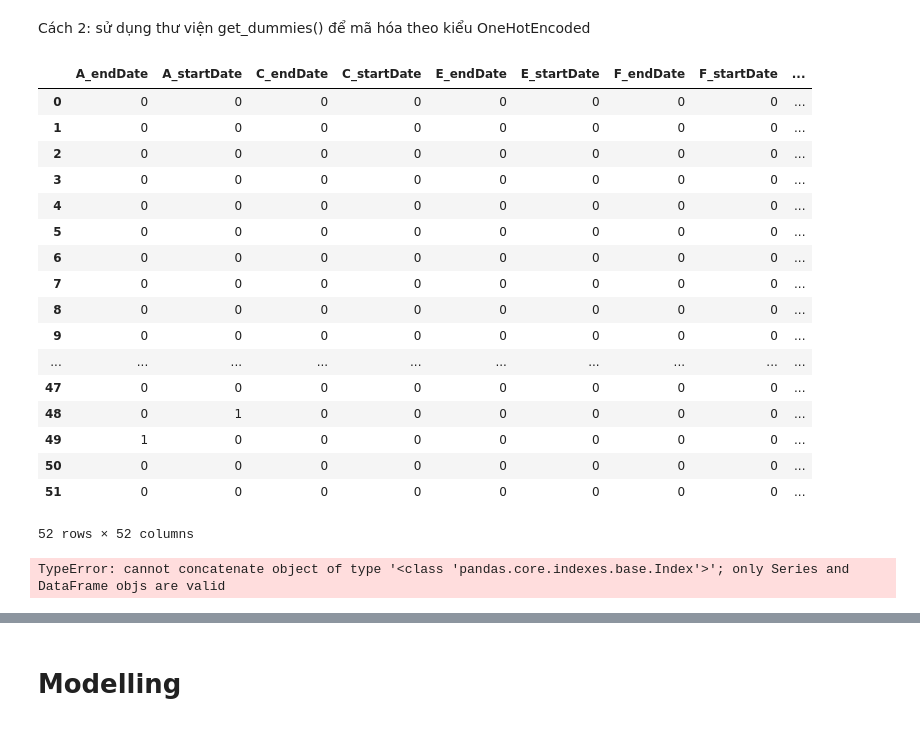
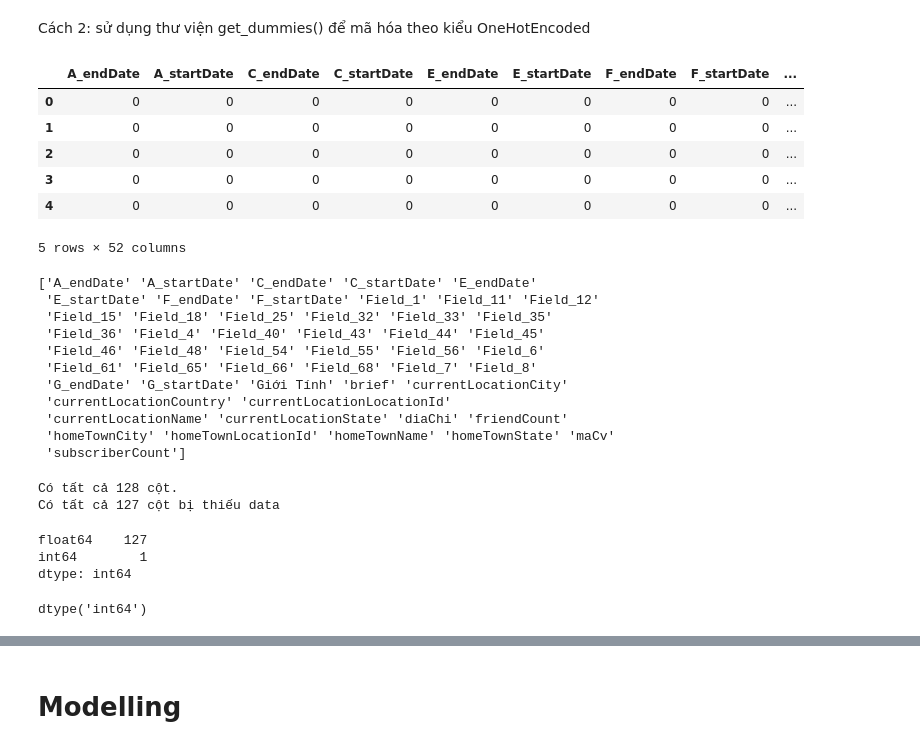
Before and after one commit to Electron-Group/kalapa-model, a Jupyter notebook: second challenge.ipynb, the cells around one changed output, grey strips where cells are left out. Drawn from its saved outputs; the diff is of its cells as text; code cells hidden in the pictures.

```diff
--- a/second challenge.ipynb
+++ b/second challenge.ipynb
@@ -623,27 +637,43 @@ Cách 2: sử dụng thư viện get_dummies() để mã hóa theo kiểu OneHot
 # %%
 categoric = pd.get_dummies(categoric)
 # %%
-categoric
+categoric.head(5)
 # %% [output]
 |  | A_endDate | A_startDate | C_endDate | C_startDate | E_endDate | E_startDate | F_endDate | F_startDate | ... |
 | 0 | 0 | 0 | 0 | 0 | 0 | 0 | 0 | 0 | ... |
 | 1 | 0 | 0 | 0 | 0 | 0 | 0 | 0 | 0 | ... |
 | 2 | 0 | 0 | 0 | 0 | 0 | 0 | 0 | 0 | ... |
 | 3 | 0 | 0 | 0 | 0 | 0 | 0 | 0 | 0 | ... |
 | 4 | 0 | 0 | 0 | 0 | 0 | 0 | 0 | 0 | ... |
-| 5 | 0 | 0 | 0 | 0 | 0 | 0 | 0 | 0 | ... |
-| 6 | 0 | 0 | 0 | 0 | 0 | 0 | 0 | 0 | ... |
-| 7 | 0 | 0 | 0 | 0 | 0 | 0 | 0 | 0 | ... |
-| 8 | 0 | 0 | 0 | 0 | 0 | 0 | 0 | 0 | ... |
-| 9 | 0 | 0 | 0 | 0 | 0 | 0 | 0 | 0 | ... |
-| ... | ... | ... | ... | ... | ... | ... | ... | ... | ... |
-| 47 | 0 | 0 | 0 | 0 | 0 | 0 | 0 | 0 | ... |
-| 48 | 0 | 1 | 0 | 0 | 0 | 0 | 0 | 0 | ... |
-| 49 | 1 | 0 | 0 | 0 | 0 | 0 | 0 | 0 | ... |
-| 50 | 0 | 0 | 0 | 0 | 0 | 0 | 0 | 0 | ... |
-| 51 | 0 | 0 | 0 | 0 | 0 | 0 | 0 | 0 | ... |
-52 rows × 52 columns
+5 rows × 52 columns
+# %%
+print(categoric.columns.values)
+# %% [output]
+['A_endDate' 'A_startDate' 'C_endDate' 'C_startDate' 'E_endDate'
+ 'E_startDate' 'F_endDate' 'F_startDate' 'Field_1' 'Field_11' 'Field_12'
+ 'Field_15' 'Field_18' 'Field_25' 'Field_32' 'Field_33' 'Field_35'
+ 'Field_36' 'Field_4' 'Field_40' 'Field_43' 'Field_44' 'Field_45'
+ 'Field_46' 'Field_48' 'Field_54' 'Field_55' 'Field_56' 'Field_6'
+ 'Field_61' 'Field_65' 'Field_66' 'Field_68' 'Field_7' 'Field_8'
+ 'G_endDate' 'G_startDate' 'Giới Tính' 'brief' 'currentLocationCity'
+ 'currentLocationCountry' 'currentLocationLocationId'
+ 'currentLocationName' 'currentLocationState' 'diaChi' 'friendCount'
+ 'homeTownCity' 'homeTownLocationId' 'homeTownName' 'homeTownState' 'maCv'
+ 'subscriberCount']
 # %%
-all_data = pd.concat([numeric, categoric], axis=1)
+all_data = pd.concat([categoric, numeric, label], axis=1)
-# %% [output]
-TypeError: cannot concatenate object of type '<class 'pandas.core.indexes.base.Index'>'; only Series and DataFrame objs are valid
+# %%
+all_data_mis = missing_values(all_data)
+# %% [output]
+Có tất cả 128 cột.
+Có tất cả 127 cột bị thiếu data
+# %%
+all_data.dtypes.value_counts()
+# %% [output]
+float64    127
+int64        1
+dtype: int64
+# %%
+all_data['label'].dtypes
+# %% [output]
+dtype('int64')
```
Also changed, not shown: parts of 9 cells of this notebook.
